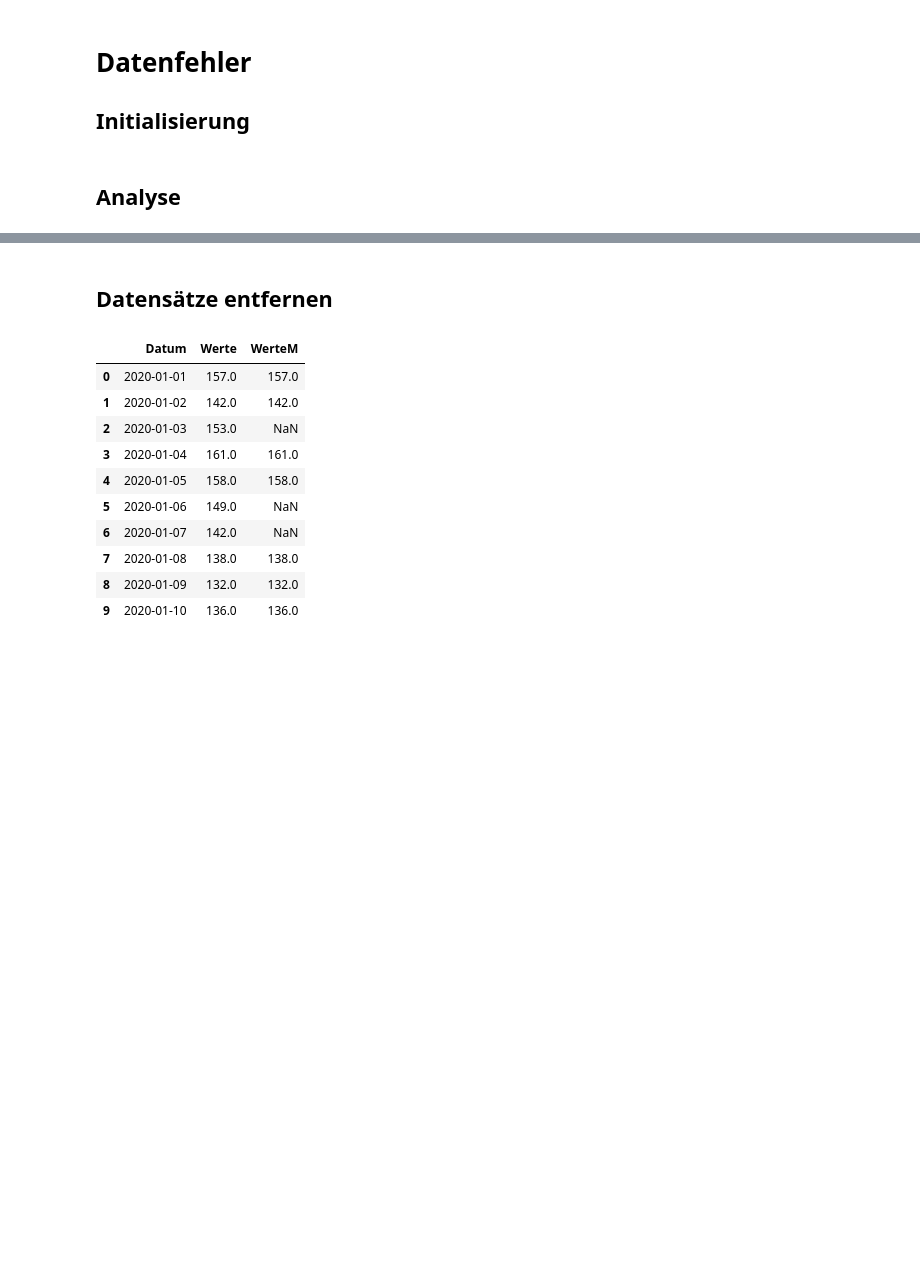
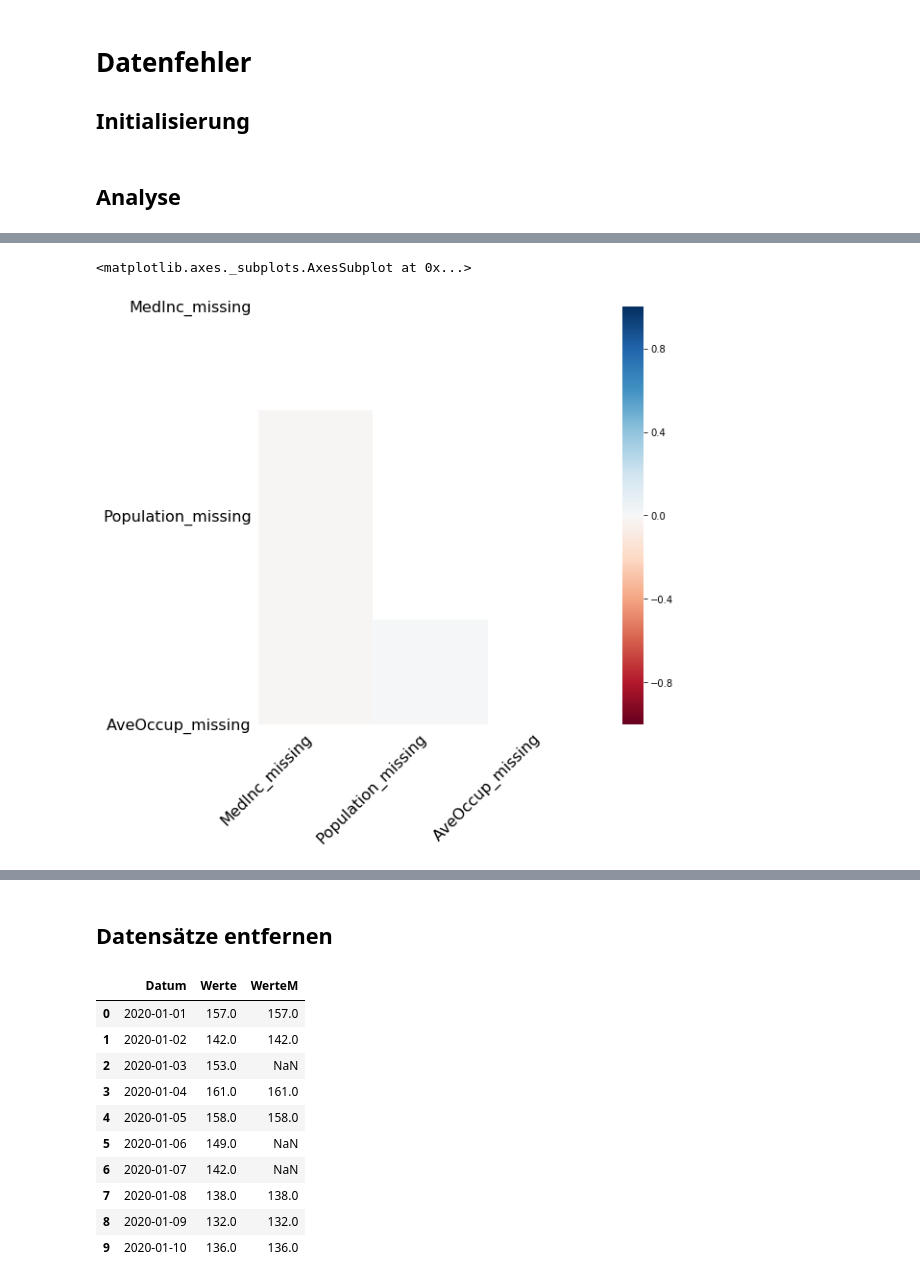
Before and after one commit to VolkmarR/DSIA, a Jupyter notebook: E2-Datenfehler/1-FehlendeWerte.ipynb, the cells around one changed output, grey strips where cells are left out. Saved outputs shown, nothing was run; the diff lists cells and outputs as text; code cells hidden in the pictures; blank space fills up the shorter version.

```diff
--- a/E2-Datenfehler/1-FehlendeWerte.ipynb
+++ b/E2-Datenfehler/1-FehlendeWerte.ipynb
@@ -35,0 +112,5 @@ def dfPersonen():
+# %%
+msno.heatmap(df, figsize=(8,8))
+# %% [output]
+<matplotlib.axes._subplots.AxesSubplot at 0x...>
+[figure, added]
```
Also changed, not shown: parts of 11 cells of this notebook.
